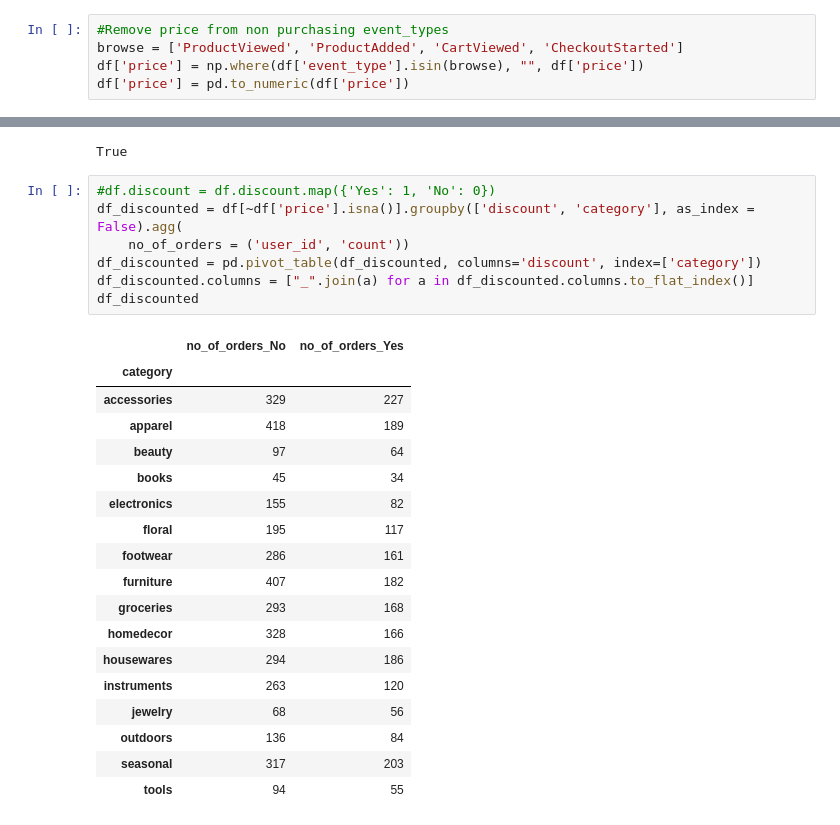
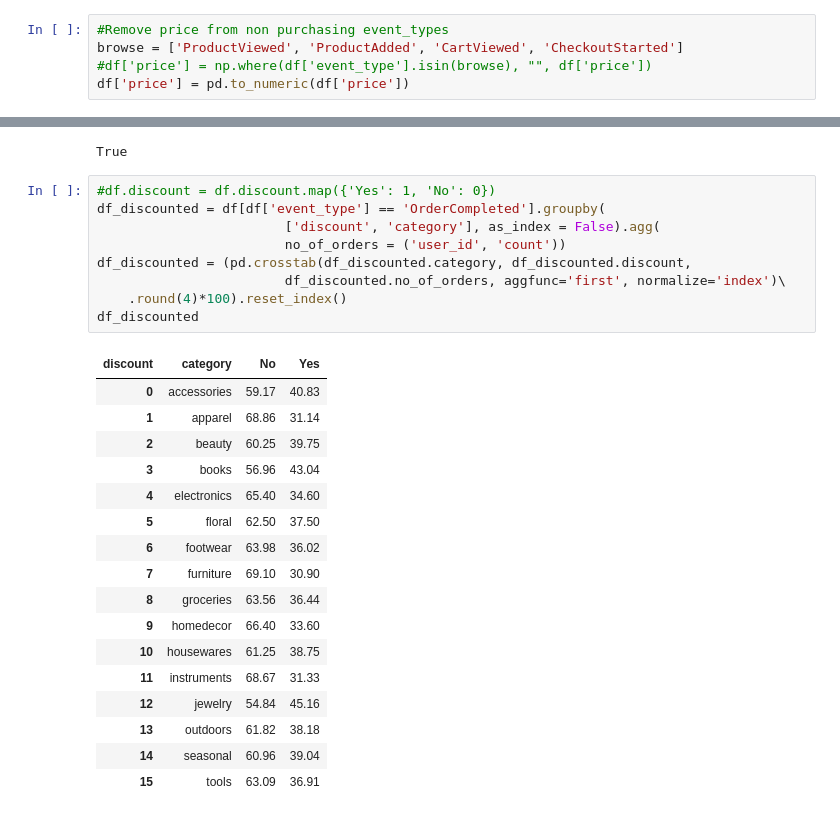
Before and after one commit to diana-kungu/E-commerce-RFM-Analysis, a Jupyter notebook: aws-retail-updated.ipynb, the cells around one changed output, grey strips where cells are left out. Drawn from its saved outputs; the diff is of its cells as text.

```diff
--- a/aws-retail-updated.ipynb
+++ b/aws-retail-updated.ipynb
@@ -85,7 +85,7 @@ missing_value = df.isnull().sum()
 # %%
 #Remove price from non purchasing event_types
 browse = ['ProductViewed', 'ProductAdded', 'CartViewed', 'CheckoutStarted']
-df['price'] = np.where(df['event_type'].isin(browse), "", df['price'])
+#df['price'] = np.where(df['event_type'].isin(browse), "", df['price'])
 df['price'] = pd.to_numeric(df['price'])
 # %% [markdown]
 ### Products Categories Analysis
@@ -550,27 +622,28 @@ df.discount[0] =='No'
 True
 # %%
 #df.discount = df.discount.map({'Yes': 1, 'No': 0})
-df_discounted = df[~df['price'].isna()].groupby(['discount', 'category'], as_index = False).agg(
-    no_of_orders = ('user_id', 'count'))
-df_discounted = pd.pivot_table(df_discounted, columns='discount', index=['category'])
-df_discounted.columns = ["_".join(a) for a in df_discounted.columns.to_flat_index()]
+df_discounted = df[df['event_type'] == 'OrderCompleted'].groupby(
+                        ['discount', 'category'], as_index = False).agg(
+                        no_of_orders = ('user_id', 'count'))
+df_discounted = (pd.crosstab(df_discounted.category, df_discounted.discount,
+                        df_discounted.no_of_orders, aggfunc='first', normalize='index')\
+    .round(4)*100).reset_index()
 df_discounted
 # %% [output]
-|  | no_of_orders_No | no_of_orders_Yes |
-| category |  |  |
-| accessories | 329 | 227 |
-| apparel | 418 | 189 |
-| beauty | 97 | 64 |
-| books | 45 | 34 |
-| electronics | 155 | 82 |
-| floral | 195 | 117 |
-| footwear | 286 | 161 |
-| furniture | 407 | 182 |
-| groceries | 293 | 168 |
-| homedecor | 328 | 166 |
-| housewares | 294 | 186 |
-| instruments | 263 | 120 |
-| jewelry | 68 | 56 |
-| outdoors | 136 | 84 |
-| seasonal | 317 | 203 |
-| tools | 94 | 55 |
+| discount | category | No | Yes |
+| 0 | accessories | 59.17 | 40.83 |
+| 1 | apparel | 68.86 | 31.14 |
+| 2 | beauty | 60.25 | 39.75 |
+| 3 | books | 56.96 | 43.04 |
+| 4 | electronics | 65.40 | 34.60 |
+| 5 | floral | 62.50 | 37.50 |
+| 6 | footwear | 63.98 | 36.02 |
+| 7 | furniture | 69.10 | 30.90 |
+| 8 | groceries | 63.56 | 36.44 |
+| 9 | homedecor | 66.40 | 33.60 |
+| 10 | housewares | 61.25 | 38.75 |
+| 11 | instruments | 68.67 | 31.33 |
+| 12 | jewelry | 54.84 | 45.16 |
+| 13 | outdoors | 61.82 | 38.18 |
+| 14 | seasonal | 60.96 | 39.04 |
+| 15 | tools | 63.09 | 36.91 |
```
Also changed, not shown: parts of 25 cells of this notebook.
